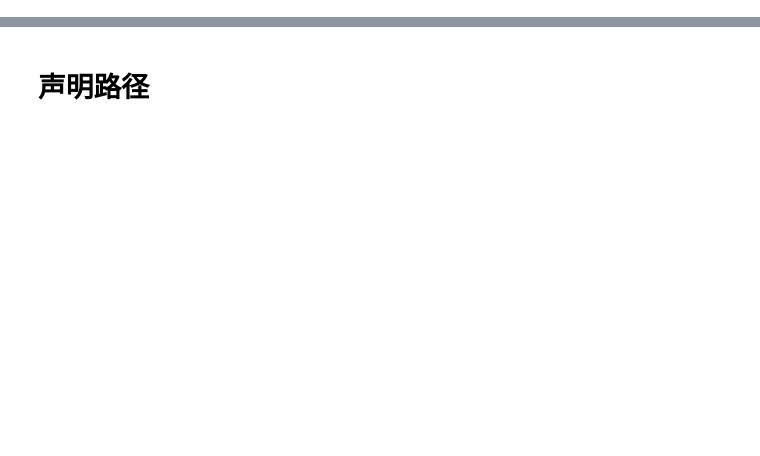
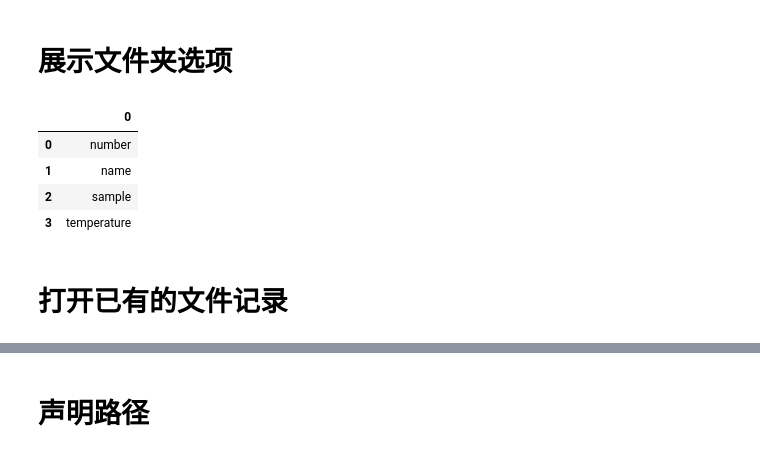
Before and after one commit to wingray/VsCworks, a Jupyter notebook: MySourceCode/nmr_fileReader.ipynb, the cells around one changed output, grey strips where cells are left out. Drawn from its saved outputs; the diff is of its cells as text; code cells hidden in the pictures; blank space fills up the shorter version.

```diff
--- a/MySourceCode/nmr_fileReader.ipynb
+++ b/MySourceCode/nmr_fileReader.ipynb
@@ -4,0 +6,3 @@ import os
+# %% [markdown]
+展示文件夹选项
+======
@@ -4,0 +22,13 @@ import os
+# %%
+df_raw = pd.DataFrame()#全局记录nmr数据
+df_sample = pd.DataFrame(['number','name','sample','temperature'])#全局记录样品信息
+df_sample
+# %% [output]
+|  | 0 |
+| 0 | number |
+| 1 | name |
+| 2 | sample |
+| 3 | temperature |
+# %% [markdown]
+打开已有的文件记录
+======
```
Also changed, not shown: parts of 31 cells of this notebook, 1 other file.
